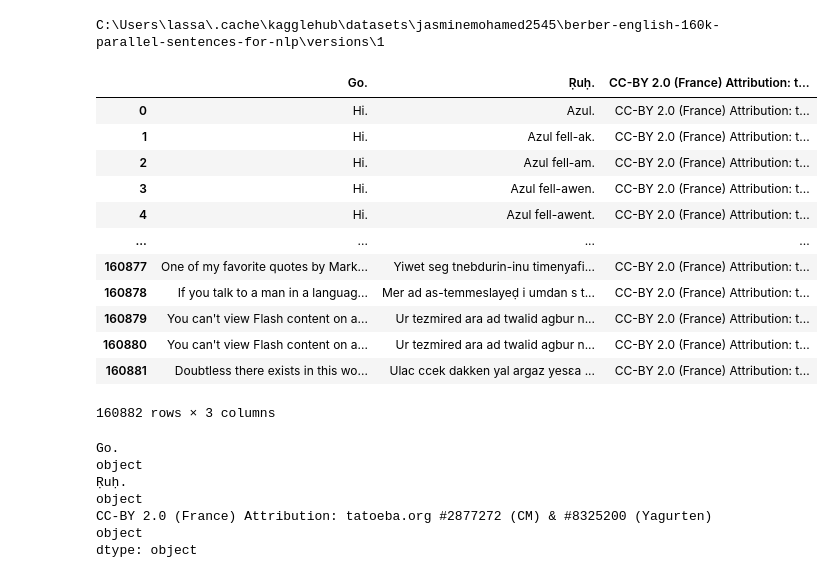
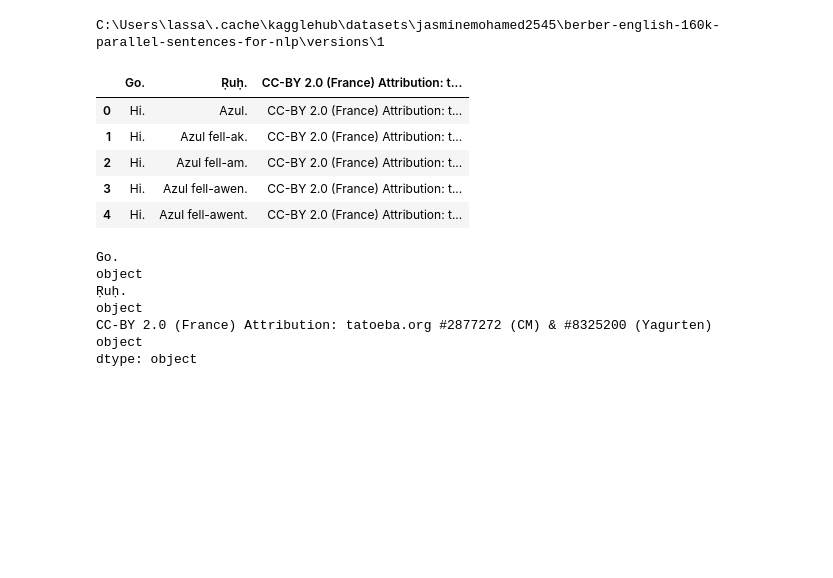
Before and after one commit to rumihoney/amazigh-english-corpus-analysis, a Jupyter notebook: cleaning_data.ipynb, the cells around one changed output. Cells and saved outputs as stored; diff of their text form; code cells hidden in the pictures; blank space fills up the shorter version.

```diff
--- a/cleaning_data.ipynb
+++ b/cleaning_data.ipynb
@@ -8,21 +8,14 @@ print(path)
 C:\Users\lassa\.cache\kagglehub\datasets\jasminemohamed2545\berber-english-160k-parallel-sentences-for-nlp\versions\1
 # %%
 df = pd.read_table('ber.txt')
-df
+df.head()
 # %% [output]
 |  | Go. | Ṛuḥ. | CC-BY 2.0 (France) Attribution: t... |
 | 0 | Hi. | Azul. | CC-BY 2.0 (France) Attribution: t... |
 | 1 | Hi. | Azul fell-ak. | CC-BY 2.0 (France) Attribution: t... |
 | 2 | Hi. | Azul fell-am. | CC-BY 2.0 (France) Attribution: t... |
 | 3 | Hi. | Azul fell-awen. | CC-BY 2.0 (France) Attribution: t... |
 | 4 | Hi. | Azul fell-awent. | CC-BY 2.0 (France) Attribution: t... |
-| ... | ... | ... | ... |
-| 160877 | One of my favorite quotes by Mark... | Yiwet seg tnebdurin-inu timenyafi... | CC-BY 2.0 (France) Attribution: t... |
-| 160878 | If you talk to a man in a languag... | Mer ad as-temmeslayeḍ i umdan s t... | CC-BY 2.0 (France) Attribution: t... |
-| 160879 | You can't view Flash content on a... | Ur tezmired ara ad twalid agbur n... | CC-BY 2.0 (France) Attribution: t... |
-| 160880 | You can't view Flash content on a... | Ur tezmired ara ad twalid agbur n... | CC-BY 2.0 (France) Attribution: t... |
-| 160881 | Doubtless there exists in this wo... | Ulac ccek dakken yal argaz yesɛa ... | CC-BY 2.0 (France) Attribution: t... |
-160882 rows × 3 columns
 # %%
 df.dtypes
 # %% [output]
```
Also changed, not shown: parts of 29 cells of this notebook, 1 other file.
